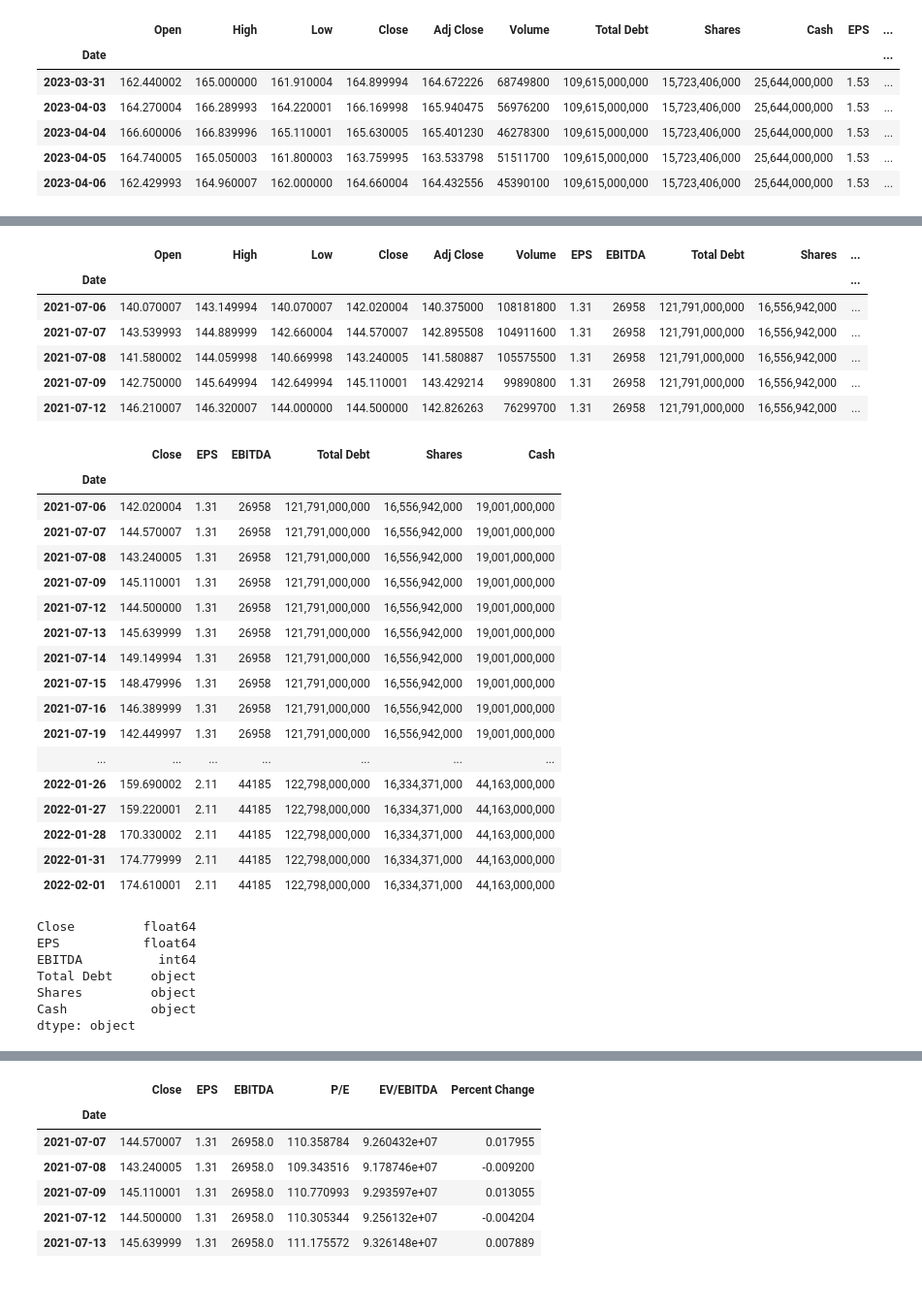
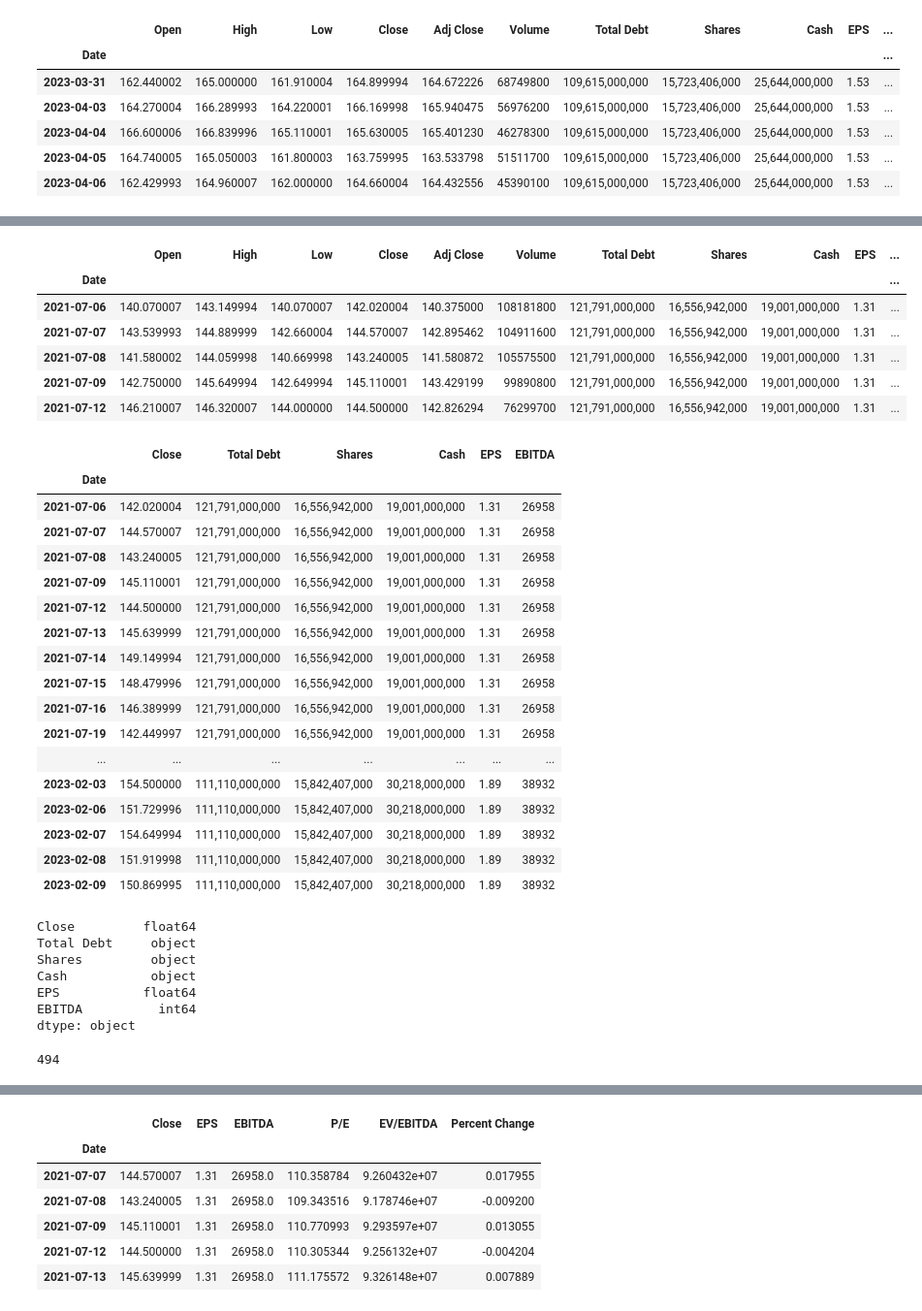
Before and after one commit to alexnovis1/Analyst_Rating, a Jupyter notebook: analyst_rating.ipynb, the cells around one changed output, grey strips where cells are left out. Shown at 97% size. Saved outputs shown, nothing was run; the diff lists cells and outputs as text; code cells hidden in the pictures.

```diff
--- a/analyst_rating.ipynb
+++ b/analyst_rating.ipynb
@@ -485,5 +361,5 @@ aapl_7.head()
 # %%
-aapl_8 = yf.download("AAPL", start='2021-07-05', end = '2022-09-30', interval="1d")
-aapl_8
+aapl_8 = yf.download("AAPL", start='2021-07-05', end = '2021-09-29', interval="1d")
+aapl_8.shape[0]
 # %% [output]
 [*********************100%***********************]  1 of 1 completed
@@ -508,19 +367,19 @@ aapl_8
 # %%
 aapl_8['Total Debt'] = aapl_debt.loc['2021-06-30']
 aapl_8['Shares'] = aapl_shares.loc['2021-06-30']
 aapl_8['Cash'] = aapl_cash.loc['2021-06-30']
 aapl_8['EPS'] = 1.31
 aapl_8['EBITDA'] = 26958
 
-aapl_8.head()
+aapl_8
 # %% [output]
-|  | Open | High | Low | Close | Adj Close | Volume | EPS | EBITDA | Total Debt | Shares | ... |
+|  | Open | High | Low | Close | Adj Close | Volume | Total Debt | Shares | Cash | EPS | ... |
 | Date |  |  |  |  |  |  |  |  |  |  | ... |
-| 2021-07-06 | 140.070007 | 143.149994 | 140.070007 | 142.020004 | 140.375000 | 108181800 | 1.31 | 26958 | 121,791,000,000 | 16,556,942,000 | ... |
-| 2021-07-07 | 143.539993 | 144.889999 | 142.660004 | 144.570007 | 142.895508 | 104911600 | 1.31 | 26958 | 121,791,000,000 | 16,556,942,000 | ... |
-| 2021-07-08 | 141.580002 | 144.059998 | 140.669998 | 143.240005 | 141.580887 | 105575500 | 1.31 | 26958 | 121,791,000,000 | 16,556,942,000 | ... |
-| 2021-07-09 | 142.750000 | 145.649994 | 142.649994 | 145.110001 | 143.429214 | 99890800 | 1.31 | 26958 | 121,791,000,000 | 16,556,942,000 | ... |
-| 2021-07-12 | 146.210007 | 146.320007 | 144.000000 | 144.500000 | 142.826263 | 76299700 | 1.31 | 26958 | 121,791,000,000 | 16,556,942,000 | ... |
+| 2021-07-06 | 140.070007 | 143.149994 | 140.070007 | 142.020004 | 140.375000 | 108181800 | 121,791,000,000 | 16,556,942,000 | 19,001,000,000 | 1.31 | ... |
+| 2021-07-07 | 143.539993 | 144.889999 | 142.660004 | 144.570007 | 142.895462 | 104911600 | 121,791,000,000 | 16,556,942,000 | 19,001,000,000 | 1.31 | ... |
+| 2021-07-08 | 141.580002 | 144.059998 | 140.669998 | 143.240005 | 141.580872 | 105575500 | 121,791,000,000 | 16,556,942,000 | 19,001,000,000 | 1.31 | ... |
+| 2021-07-09 | 142.750000 | 145.649994 | 142.649994 | 145.110001 | 143.429199 | 99890800 | 121,791,000,000 | 16,556,942,000 | 19,001,000,000 | 1.31 | ... |
+| 2021-07-12 | 146.210007 | 146.320007 | 144.000000 | 144.500000 | 142.826294 | 76299700 | 121,791,000,000 | 16,556,942,000 | 19,001,000,000 | 1.31 | ... |
 # %%
 aapl_df = aapl_8.append(aapl_7).append(aapl_6).append(aapl_5).append(aapl_4).append(aapl_3).append(aapl_2).append(aapl_1)
 aapl_df.reset_index()
@@ -528,34 +387,38 @@ aapl_df.sort_values(by="Date", ascending = True)
 aapl_df = aapl_df.drop(columns=["Open","High","Low","Adj Close", "Volume"])
 aapl_df
 # %% [output]
-|  | Close | EPS | EBITDA | Total Debt | Shares | Cash |
+|  | Close | Total Debt | Shares | Cash | EPS | EBITDA |
 | Date |  |  |  |  |  |  |
-| 2021-07-06 | 142.020004 | 1.31 | 26958 | 121,791,000,000 | 16,556,942,000 | 19,001,000,000 |
-| 2021-07-07 | 144.570007 | 1.31 | 26958 | 121,791,000,000 | 16,556,942,000 | 19,001,000,000 |
-| 2021-07-08 | 143.240005 | 1.31 | 26958 | 121,791,000,000 | 16,556,942,000 | 19,001,000,000 |
-| 2021-07-09 | 145.110001 | 1.31 | 26958 | 121,791,000,000 | 16,556,942,000 | 19,001,000,000 |
-| 2021-07-12 | 144.500000 | 1.31 | 26958 | 121,791,000,000 | 16,556,942,000 | 19,001,000,000 |
-| 2021-07-13 | 145.639999 | 1.31 | 26958 | 121,791,000,000 | 16,556,942,000 | 19,001,000,000 |
-| 2021-07-14 | 149.149994 | 1.31 | 26958 | 121,791,000,000 | 16,556,942,000 | 19,001,000,000 |
-| 2021-07-15 | 148.479996 | 1.31 | 26958 | 121,791,000,000 | 16,556,942,000 | 19,001,000,000 |
-| 2021-07-16 | 146.389999 | 1.31 | 26958 | 121,791,000,000 | 16,556,942,000 | 19,001,000,000 |
-| 2021-07-19 | 142.449997 | 1.31 | 26958 | 121,791,000,000 | 16,556,942,000 | 19,001,000,000 |
+| 2021-07-06 | 142.020004 | 121,791,000,000 | 16,556,942,000 | 19,001,000,000 | 1.31 | 26958 |
+| 2021-07-07 | 144.570007 | 121,791,000,000 | 16,556,942,000 | 19,001,000,000 | 1.31 | 26958 |
+| 2021-07-08 | 143.240005 | 121,791,000,000 | 16,556,942,000 | 19,001,000,000 | 1.31 | 26958 |
+| 2021-07-09 | 145.110001 | 121,791,000,000 | 16,556,942,000 | 19,001,000,000 | 1.31 | 26958 |
+| 2021-07-12 | 144.500000 | 121,791,000,000 | 16,556,942,000 | 19,001,000,000 | 1.31 | 26958 |
+| 2021-07-13 | 145.639999 | 121,791,000,000 | 16,556,942,000 | 19,001,000,000 | 1.31 | 26958 |
+| 2021-07-14 | 149.149994 | 121,791,000,000 | 16,556,942,000 | 19,001,000,000 | 1.31 | 26958 |
+| 2021-07-15 | 148.479996 | 121,791,000,000 | 16,556,942,000 | 19,001,000,000 | 1.31 | 26958 |
+| 2021-07-16 | 146.389999 | 121,791,000,000 | 16,556,942,000 | 19,001,000,000 | 1.31 | 26958 |
+| 2021-07-19 | 142.449997 | 121,791,000,000 | 16,556,942,000 | 19,001,000,000 | 1.31 | 26958 |
 | ... | ... | ... | ... | ... | ... | ... |
-| 2022-01-26 | 159.690002 | 2.11 | 44185 | 122,798,000,000 | 16,334,371,000 | 44,163,000,000 |
-| 2022-01-27 | 159.220001 | 2.11 | 44185 | 122,798,000,000 | 16,334,371,000 | 44,163,000,000 |
-| 2022-01-28 | 170.330002 | 2.11 | 44185 | 122,798,000,000 | 16,334,371,000 | 44,163,000,000 |
-| 2022-01-31 | 174.779999 | 2.11 | 44185 | 122,798,000,000 | 16,334,371,000 | 44,163,000,000 |
-| 2022-02-01 | 174.610001 | 2.11 | 44185 | 122,798,000,000 | 16,334,371,000 | 44,163,000,000 |
+| 2023-02-03 | 154.500000 | 111,110,000,000 | 15,842,407,000 | 30,218,000,000 | 1.89 | 38932 |
+| 2023-02-06 | 151.729996 | 111,110,000,000 | 15,842,407,000 | 30,218,000,000 | 1.89 | 38932 |
+| 2023-02-07 | 154.649994 | 111,110,000,000 | 15,842,407,000 | 30,218,000,000 | 1.89 | 38932 |
+| 2023-02-08 | 151.919998 | 111,110,000,000 | 15,842,407,000 | 30,218,000,000 | 1.89 | 38932 |
+| 2023-02-09 | 150.869995 | 111,110,000,000 | 15,842,407,000 | 30,218,000,000 | 1.89 | 38932 |
 # %%
 aapl_df.dtypes
 # %% [output]
 Close         float64
-EPS           float64
-EBITDA          int64
 Total Debt     object
 Shares         object
 Cash           object
+EPS           float64
+EBITDA          int64
 dtype: object
+# %%
+aapl_df.shape[0]
+# %% [output]
+494
 # %%
 aapl_df['Total Debt']= aapl_df['Total Debt'].str.replace(',','')
 aapl_df['Shares']= aapl_df['Shares'].str.replace(',','')
```
Also changed, not shown: parts of 75 cells of this notebook.
